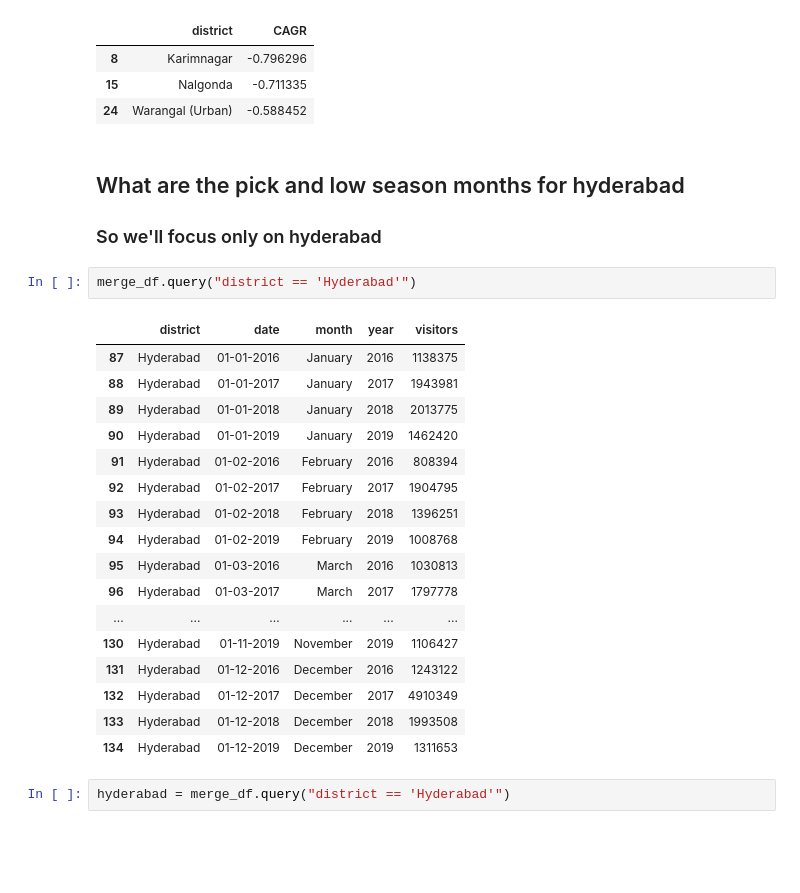
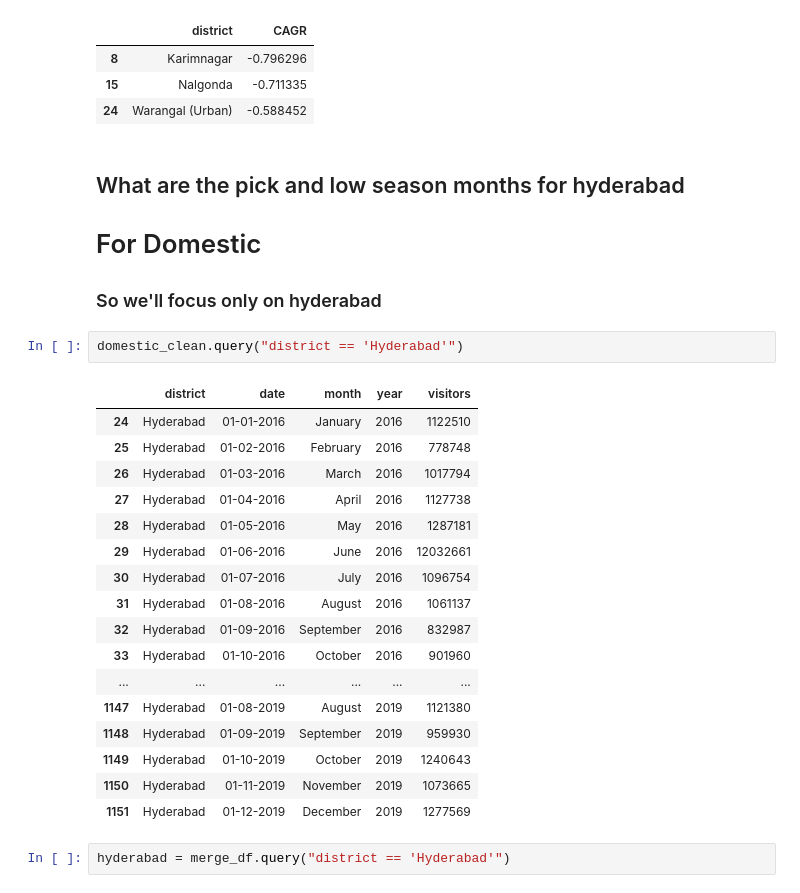
Before and after one commit to sourabhms66/Tourism_Revenue, a Jupyter notebook: codes.ipynb, the cells around one changed output. Drawn from its saved outputs; the diff is of its cells as text; blank space fills up the shorter version.

```diff
--- a/codes.ipynb
+++ b/codes.ipynb
@@ -530,28 +530,29 @@ cagr_df.sort_values(by='CAGR').head(3)
 | 24 | Warangal (Urban) | -0.588452 |
 # %% [markdown]
 ## What are the pick and low season months for hyderabad
+# For Domestic
 
 ### So we'll focus only on hyderabad
 # %%
-merge_df.query("district == 'Hyderabad'")
+domestic_clean.query("district == 'Hyderabad'")
 # %% [output]
 |  | district | date | month | year | visitors |
-| 87 | Hyderabad | 01-01-2016 | January | 2016 | 1138375 |
-| 88 | Hyderabad | 01-01-2017 | January | 2017 | 1943981 |
-| 89 | Hyderabad | 01-01-2018 | January | 2018 | 2013775 |
-| 90 | Hyderabad | 01-01-2019 | January | 2019 | 1462420 |
-| 91 | Hyderabad | 01-02-2016 | February | 2016 | 808394 |
-| 92 | Hyderabad | 01-02-2017 | February | 2017 | 1904795 |
-| 93 | Hyderabad | 01-02-2018 | February | 2018 | 1396251 |
-| 94 | Hyderabad | 01-02-2019 | February | 2019 | 1008768 |
-| 95 | Hyderabad | 01-03-2016 | March | 2016 | 1030813 |
-| 96 | Hyderabad | 01-03-2017 | March | 2017 | 1797778 |
+| 24 | Hyderabad | 01-01-2016 | January | 2016 | 1122510 |
+| 25 | Hyderabad | 01-02-2016 | February | 2016 | 778748 |
+| 26 | Hyderabad | 01-03-2016 | March | 2016 | 1017794 |
+| 27 | Hyderabad | 01-04-2016 | April | 2016 | 1127738 |
+| 28 | Hyderabad | 01-05-2016 | May | 2016 | 1287181 |
+| 29 | Hyderabad | 01-06-2016 | June | 2016 | 12032661 |
+| 30 | Hyderabad | 01-07-2016 | July | 2016 | 1096754 |
+| 31 | Hyderabad | 01-08-2016 | August | 2016 | 1061137 |
+| 32 | Hyderabad | 01-09-2016 | September | 2016 | 832987 |
+| 33 | Hyderabad | 01-10-2016 | October | 2016 | 901960 |
 | ... | ... | ... | ... | ... | ... |
-| 130 | Hyderabad | 01-11-2019 | November | 2019 | 1106427 |
-| 131 | Hyderabad | 01-12-2016 | December | 2016 | 1243122 |
-| 132 | Hyderabad | 01-12-2017 | December | 2017 | 4910349 |
-| 133 | Hyderabad | 01-12-2018 | December | 2018 | 1993508 |
-| 134 | Hyderabad | 01-12-2019 | December | 2019 | 1311653 |
+| 1147 | Hyderabad | 01-08-2019 | August | 2019 | 1121380 |
+| 1148 | Hyderabad | 01-09-2019 | September | 2019 | 959930 |
+| 1149 | Hyderabad | 01-10-2019 | October | 2019 | 1240643 |
+| 1150 | Hyderabad | 01-11-2019 | November | 2019 | 1073665 |
+| 1151 | Hyderabad | 01-12-2019 | December | 2019 | 1277569 |
 # %%
 hyderabad = merge_df.query("district == 'Hyderabad'")
 # %% [markdown]
```
